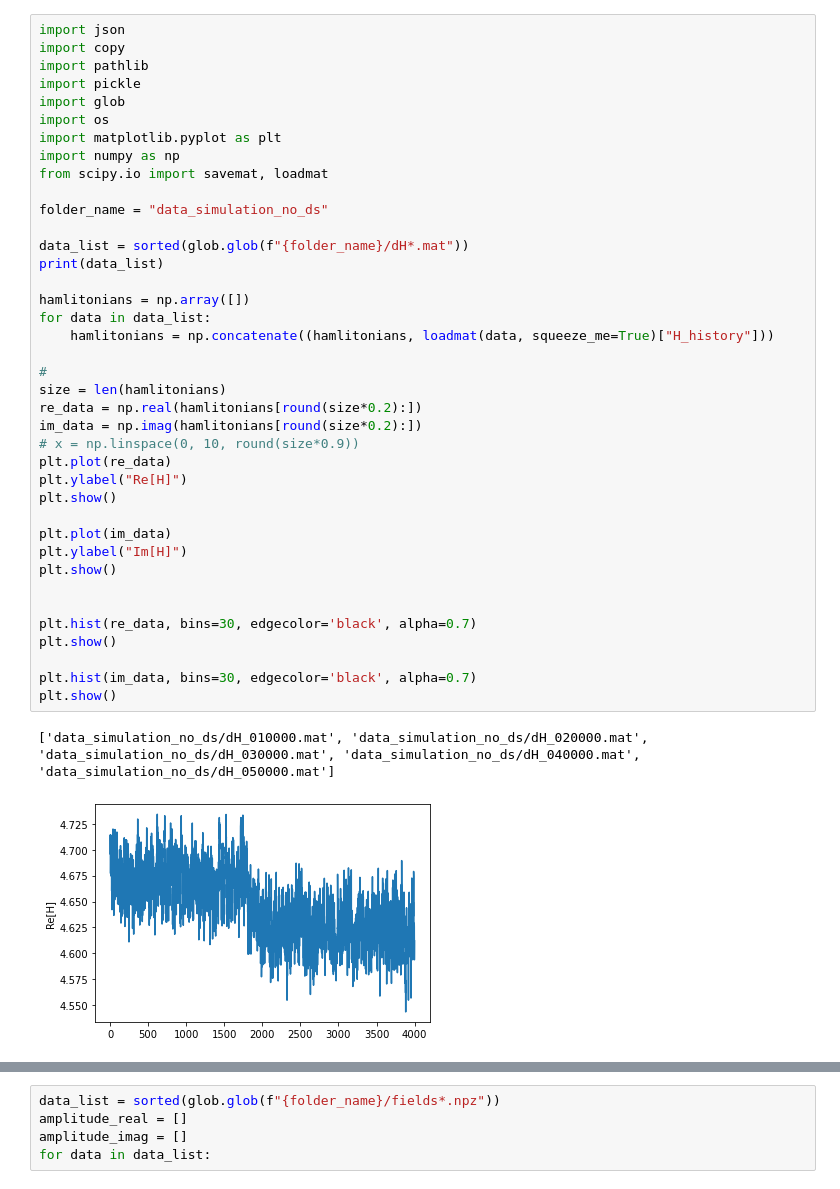
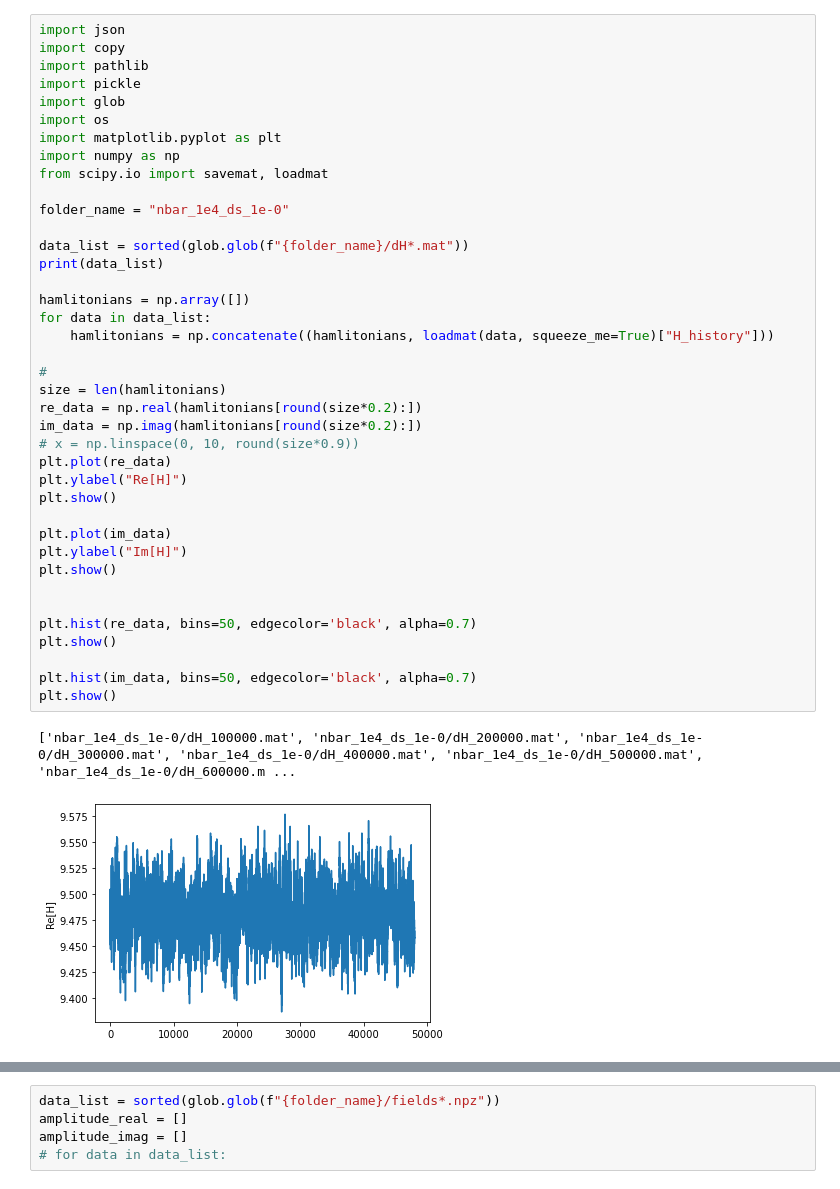
Before and after one commit to yongdd/langevin-fts, a Jupyter notebook: devel/cl-fts/draw_h.ipynb, the cells around one changed output, grey strips where cells are left out. Saved outputs shown, nothing was run; the diff lists cells and outputs as text.

```diff
--- a/devel/cl-fts/draw_h.ipynb
+++ b/devel/cl-fts/draw_h.ipynb
@@ -8,35 +8,35 @@ import os
 import matplotlib.pyplot as plt
 import numpy as np
 from scipy.io import savemat, loadmat
 
-folder_name = "data_simulation_no_ds"
+folder_name = "nbar_1e4_ds_1e-0"
 
 data_list = sorted(glob.glob(f"{folder_name}/dH*.mat"))
 print(data_list)
 
 hamlitonians = np.array([])
 for data in data_list:
     hamlitonians = np.concatenate((hamlitonians, loadmat(data, squeeze_me=True)["H_history"]))
 
 #
 size = len(hamlitonians)
 re_data = np.real(hamlitonians[round(size*0.2):])
 im_data = np.imag(hamlitonians[round(size*0.2):])
 # x = np.linspace(0, 10, round(size*0.9))
 plt.plot(re_data)
 plt.ylabel("Re[H]")
 plt.show()
 
 plt.plot(im_data)
 plt.ylabel("Im[H]")
 plt.show()
 
 
-plt.hist(re_data, bins=30, edgecolor='black', alpha=0.7)
+plt.hist(re_data, bins=50, edgecolor='black', alpha=0.7)
 plt.show()
 
-plt.hist(im_data, bins=30, edgecolor='black', alpha=0.7)
+plt.hist(im_data, bins=50, edgecolor='black', alpha=0.7)
 plt.show()
 # %% [output]
-['data_simulation_no_ds/dH_010000.mat', 'data_simulation_no_ds/dH_020000.mat', 'data_simulation_no_ds/dH_030000.mat', 'data_simulation_no_ds/dH_040000.mat', 'data_simulation_no_ds/dH_050000.mat']
+['nbar_1e4_ds_1e-0/dH_100000.mat', 'nbar_1e4_ds_1e-0/dH_200000.mat', 'nbar_1e4_ds_1e-0/dH_300000.mat', 'nbar_1e4_ds_1e-0/dH_400000.mat', 'nbar_1e4_ds_1e-0/dH_500000.mat', 'nbar_1e4_ds_1e-0/dH_600000.m ...
-[figure, old version]
+[figure, new version]
@@ -47,4 +47,4 @@ plt.show()
 data_list = sorted(glob.glob(f"{folder_name}/fields*.npz"))
 amplitude_real = []
 amplitude_imag = []
-for data in data_list:
+# for data in data_list:
```
Also changed, not shown: parts of 1 cell of this notebook, 15 other files.
